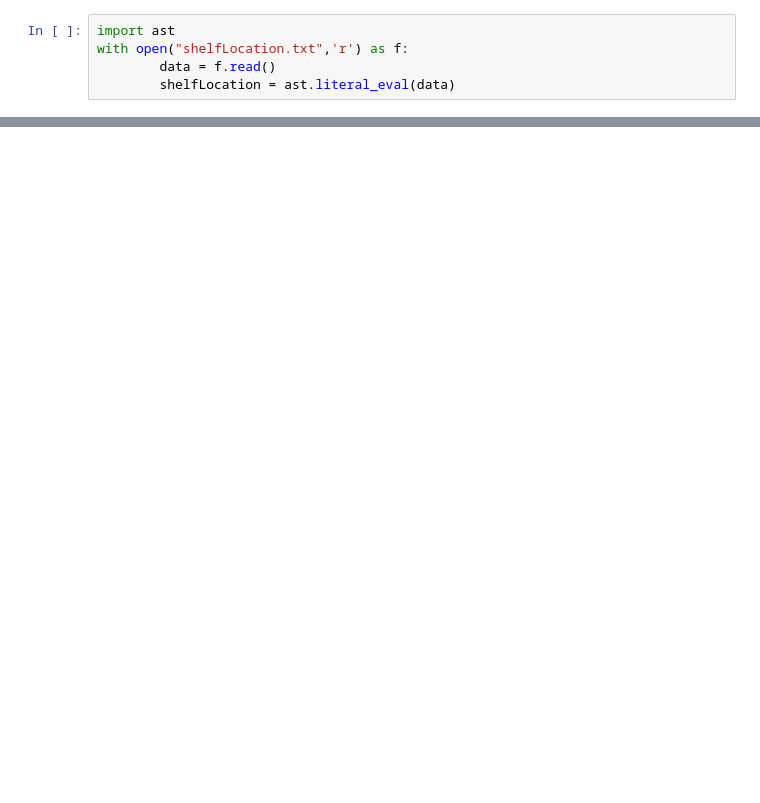
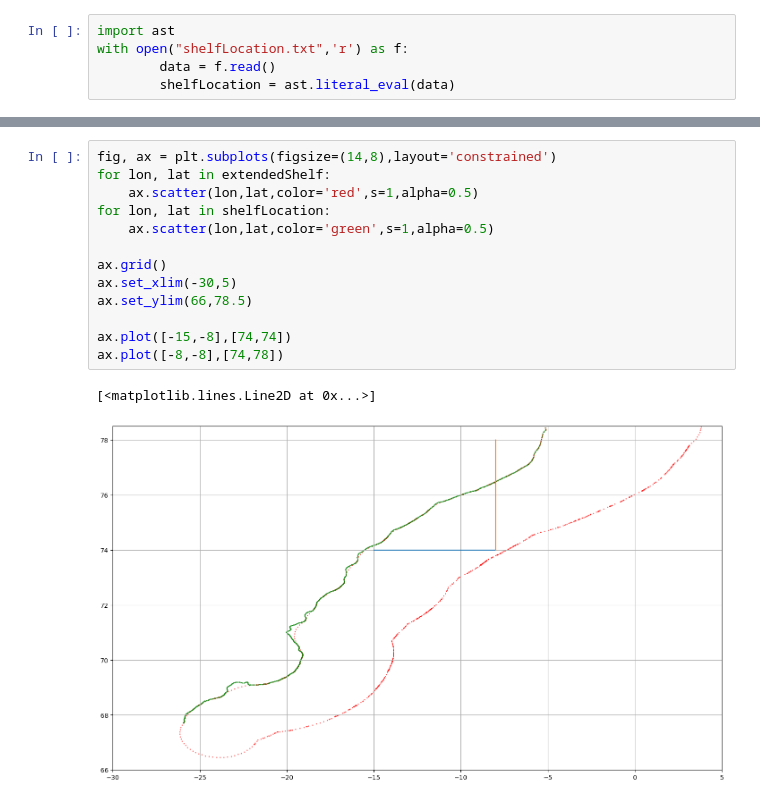
Before and after one commit to EirikKvamme/MScEirik, a Jupyter notebook: FreshWater/FW_budget_domain.ipynb, the cells around one changed output, grey strips where cells are left out. Cells and saved outputs as stored; diff of their text form; blank space fills up the shorter version.

```diff
--- a/FreshWater/FW_budget_domain.ipynb
+++ b/FreshWater/FW_budget_domain.ipynb
@@ -407,0 +472,16 @@ ax.set_ylim(65,79)
+# %%
+fig, ax = plt.subplots(figsize=(14,8),layout='constrained')
+for lon, lat in extendedShelf:
+    ax.scatter(lon,lat,color='red',s=1,alpha=0.5)
+for lon, lat in shelfLocation:
+    ax.scatter(lon,lat,color='green',s=1,alpha=0.5)
+
+ax.grid()
+ax.set_xlim(-30,5)
+ax.set_ylim(66,78.5)
+
+ax.plot([-15,-8],[74,74])
+ax.plot([-8,-8],[74,78])
+# %% [output]
+[<matplotlib.lines.Line2D at 0x...>]
+[figure, added]
```
Also changed, not shown: parts of 14 cells of this notebook, 1 other file.
